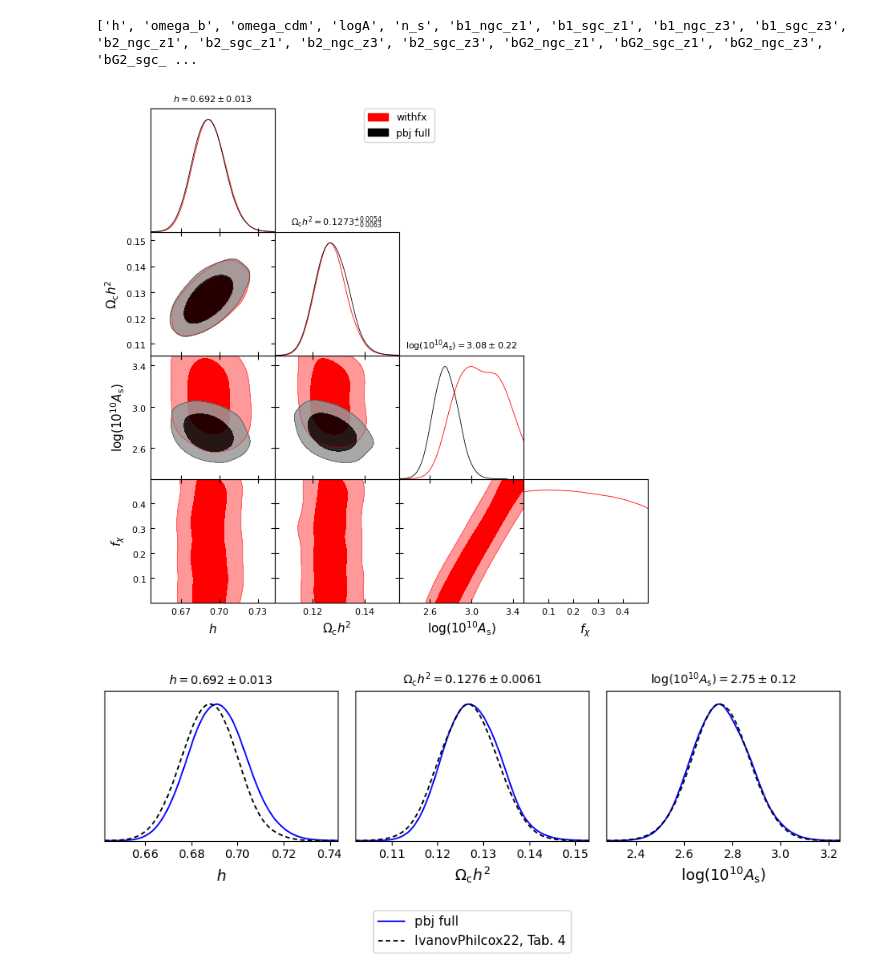
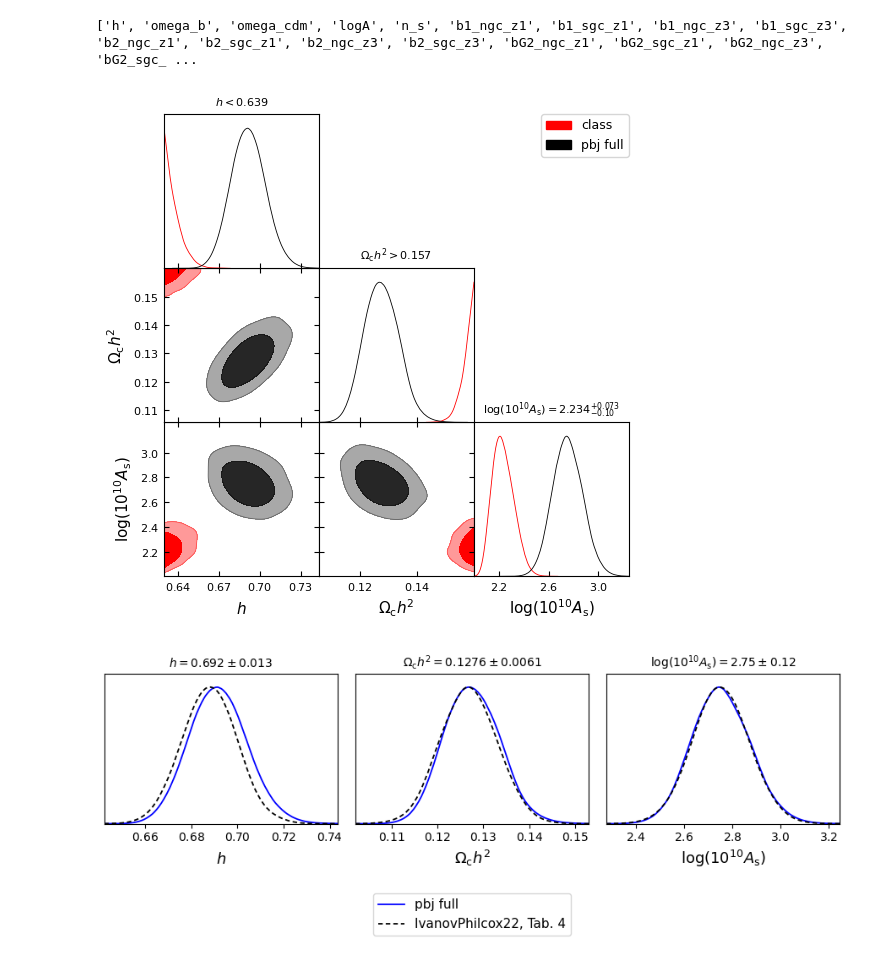
Before and after one commit to fverd/cobaya, a Jupyter notebook: FRA/analyze-chain.ipynb, the cells around one changed output. Saved outputs shown, nothing was run; the diff lists cells and outputs as text; code cells hidden in the pictures.

```diff
--- a/FRA/analyze-chain.ipynb
+++ b/FRA/analyze-chain.ipynb
@@ -7,26 +7,26 @@ import numpy as np
 %matplotlib inline
 # %%
 
-boss_full = load_samples('/home/fverdian/cobaya/chains/pbjboss_full/full', to_getdist=True)
+boss_full = load_samples('/home/fverdian/cobaya/chains-buone/pbjboss_full/full', to_getdist=True)
 boss_full.label='pbj full'
 print([pn.name for pn in boss_full.paramNames.names])
 
-boss_fx = load_samples('/home/fverdian/cobaya/chains-fx/bossfxk0p001/bossfx', to_getdist=True)
-boss_fx.label='withfx'
+boss_fx = load_samples('/home/fverdian/cobaya/chains/boss_class/bossclasspbj', to_getdist=True)
+boss_fx.label='class'
 
 p=boss_fx.getParams()
 # boss_fx.addDerived(0.4*p.fx/0.03, name='M', label=r'M', range=[0.,None])
 
 
-pars_toplot =['h','omega_cdm', 'logA', 'fx']
+pars_toplot =['h','omega_cdm', 'logA']
 # pars_toplot =['h', 'omega_b',]
 gdplot = gdplt.get_subplot_plotter()
 
 gdplot.triangle_plot([ boss_fx, boss_full],  pars_toplot, contour_colors=['r','k'], title_limit=1, filled=True)
 # gdplot.finish_plot(no_tight=True)
 # %% [output]
 ['h', 'omega_b', 'omega_cdm', 'logA', 'n_s', 'b1_ngc_z1', 'b1_sgc_z1', 'b1_ngc_z3', 'b1_sgc_z3', 'b2_ngc_z1', 'b2_sgc_z1', 'b2_ngc_z3', 'b2_sgc_z3', 'bG2_ngc_z1', 'bG2_sgc_z1', 'bG2_ngc_z3', 'bG2_sgc_ ...
-[figure, old version]
+[figure, new version]
 # %%
 gdplot.fig.savefig('/home/fverdian/cobaya/chains/pbjboss_full/contour_pbjbossfull.pdf', bbox_inches='tight')
 # %%
```
Also changed, not shown: 3 other files.
